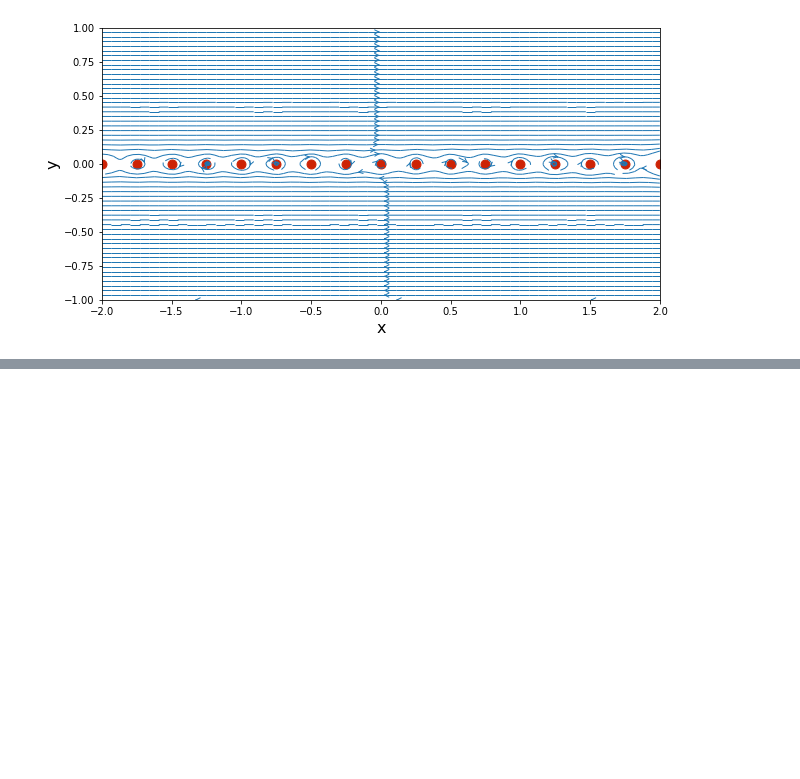
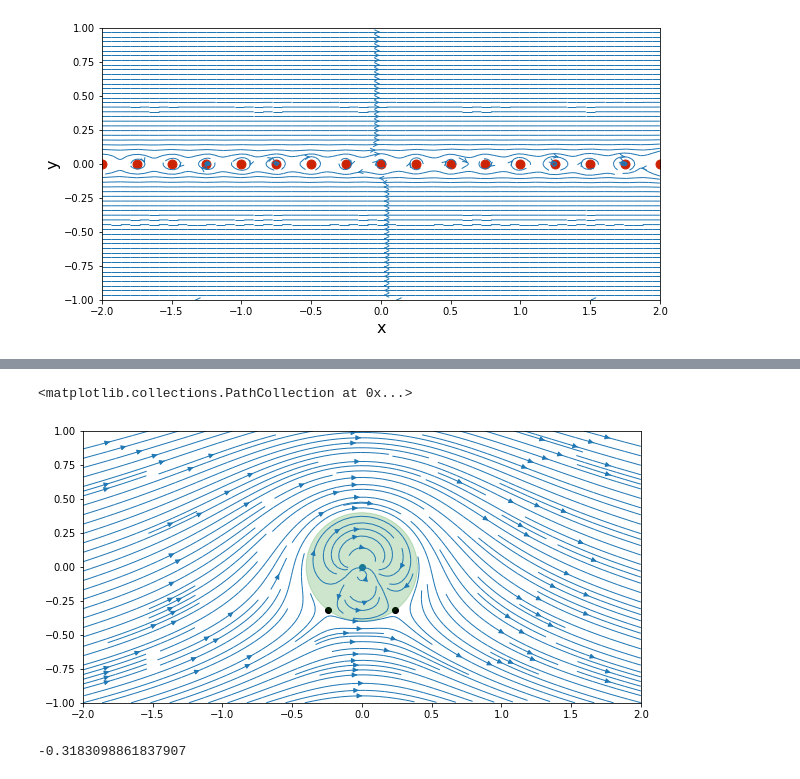
Before and after one commit to djpalumbo18/mae6226, a Jupyter notebook: class_vortex_exercise.ipynb, the cells around one changed output, grey strips where cells are left out. Drawn from its saved outputs; the diff is of its cells as text; code cells hidden in the pictures; blank space fills up the shorter version.

```diff
--- a/class_vortex_exercise.ipynb
+++ b/class_vortex_exercise.ipynb
@@ -207,0 +256,40 @@ plt.scatter(x_vortex_inf, y_vortex_inf, color='#CD2305', s=80, marker='o');
+# %%
+gamma =4.0
+x_vortex,y_vortex = 0.0,0.0
+
+def get_velocity_vortex(strength,xv,yv,X,Y):
+
+
+    u = +strength / (2 * math.pi) * (Y - yv) / ((X - xv)**2 + (Y - yv)**2)
+    v = -strength / (2 * math.pi) * (X - xv) / ((X - xv)**2 + (Y - yv)**2)
+    return u,v
+
+def get_stream_function_vortex(strength,xv,yv,X,Y):
+    psi =strength/(4*math.pi)*np.log((X-xv)**2 + (Y-yv)**2)
+    return psi
+
+u_vor, v_vor =get_velocity_vortex(gamma, x_vortex,y_vortex,X,Y)
+psi_vor = get_stream_function_vortex(gamma,x_vortex,y_vortex, X,Y)
+# %%
+u = u_freestream + u_doublet+ u_vor
+v = v_freestream+ v_doublet+v_vor
+psi = psi_freestream + psi_doublet + psi_vor
+
+plt.figure(figsize=(width,height))
+plt.streamplot(X,Y,u,v,density=2, linewidth=1, arrowsize =1)
+circle = plt.Circle((0,0),radius=R, color ='green', alpha= 0.2)
+plt.gca().add_patch(circle)
+plt.scatter(x_vortex,y_vortex)
+x_stagn1, y_stagn1 = (+math.sqrt(R**2 - (gamma / (4 * math.pi * u_inf))**2),
+                      -gamma / (4 * math.pi * u_inf))
+x_stagn2, y_stagn2 = (-math.sqrt(R**2 - (gamma / (4 * math.pi * u_inf))**2),
+                      -gamma / (4 * math.pi * u_inf))
+
+plt.scatter([x_stagn1,x_stagn2],[y_stagn1,y_stagn2],color='black')
+# %% [output]
+<matplotlib.collections.PathCollection at 0x...>
+[figure, added]
+# %%
+y_stagn1
+# %% [output]
+-0.3183098861837907
```
Also changed, not shown: parts of 4 cells of this notebook.
